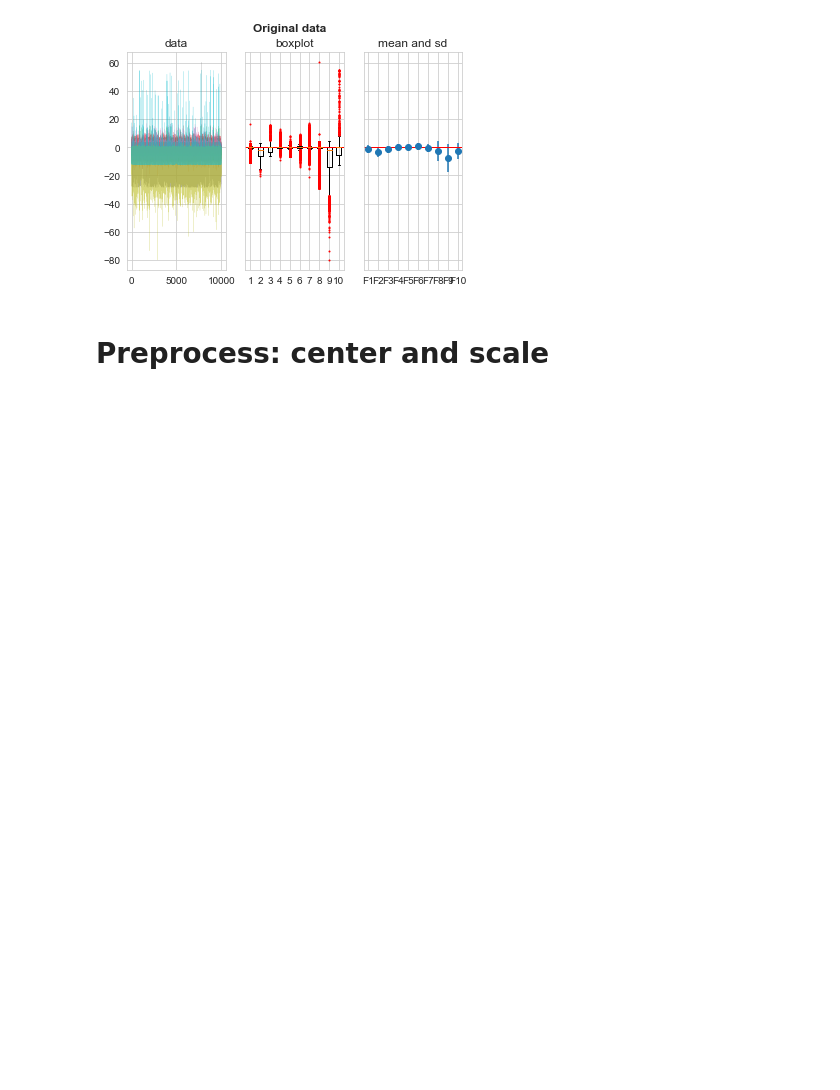
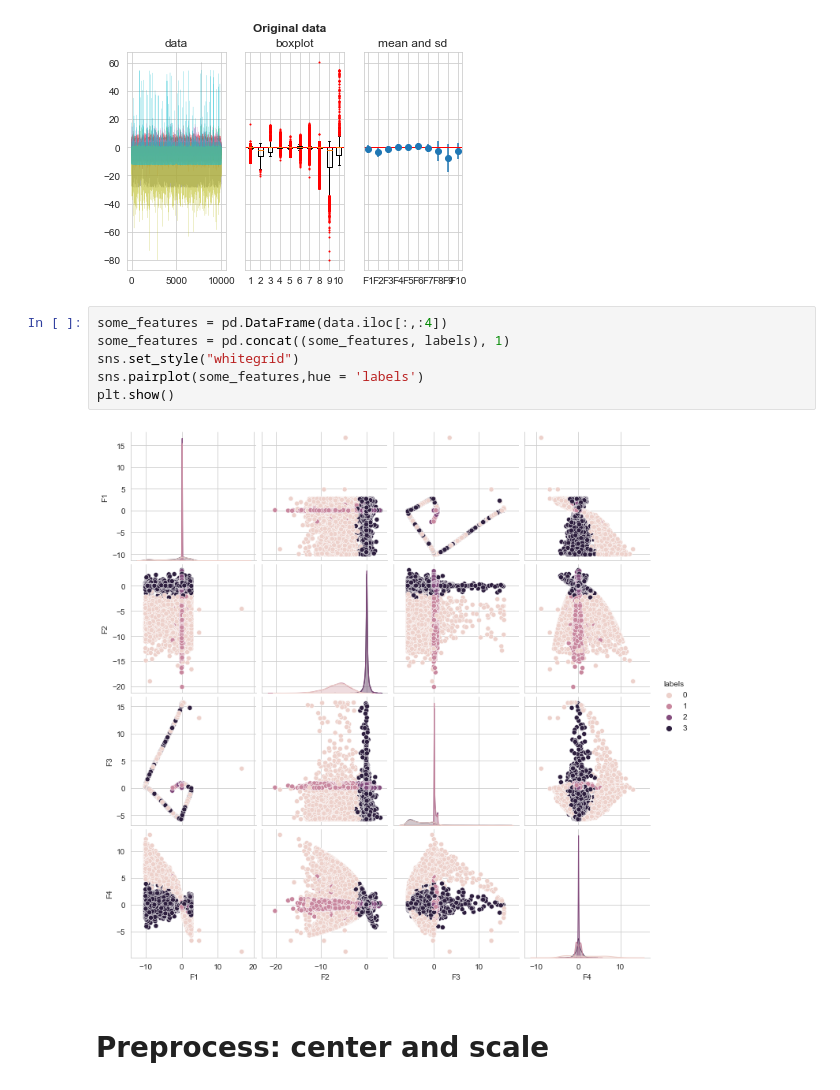
Before and after one commit to ansuini/dottorato_AI_area, a Jupyter notebook: Ex2/ex2.ipynb, the cells around one changed output. Saved outputs shown, nothing was run; the diff lists cells and outputs as text; blank space fills up the shorter version.

```diff
--- a/Ex2/ex2.ipynb
+++ b/Ex2/ex2.ipynb
@@ -61,6 +61,14 @@ def plot_data_mean_sd(features:list, data, title):
 plot_data_mean_sd(features, data,  "Original data")
 # %% [output]
 [figure]
+# %%
+some_features = pd.DataFrame(data.iloc[:,:4])
+some_features = pd.concat((some_features, labels), 1)
+sns.set_style("whitegrid")
+sns.pairplot(some_features,hue = 'labels')
+plt.show()
+# %% [output]
+[figure, added]
 # %% [markdown]
 # Preprocess: center and scale
 # %%
```
Also changed, not shown: parts of 5 cells of this notebook.
